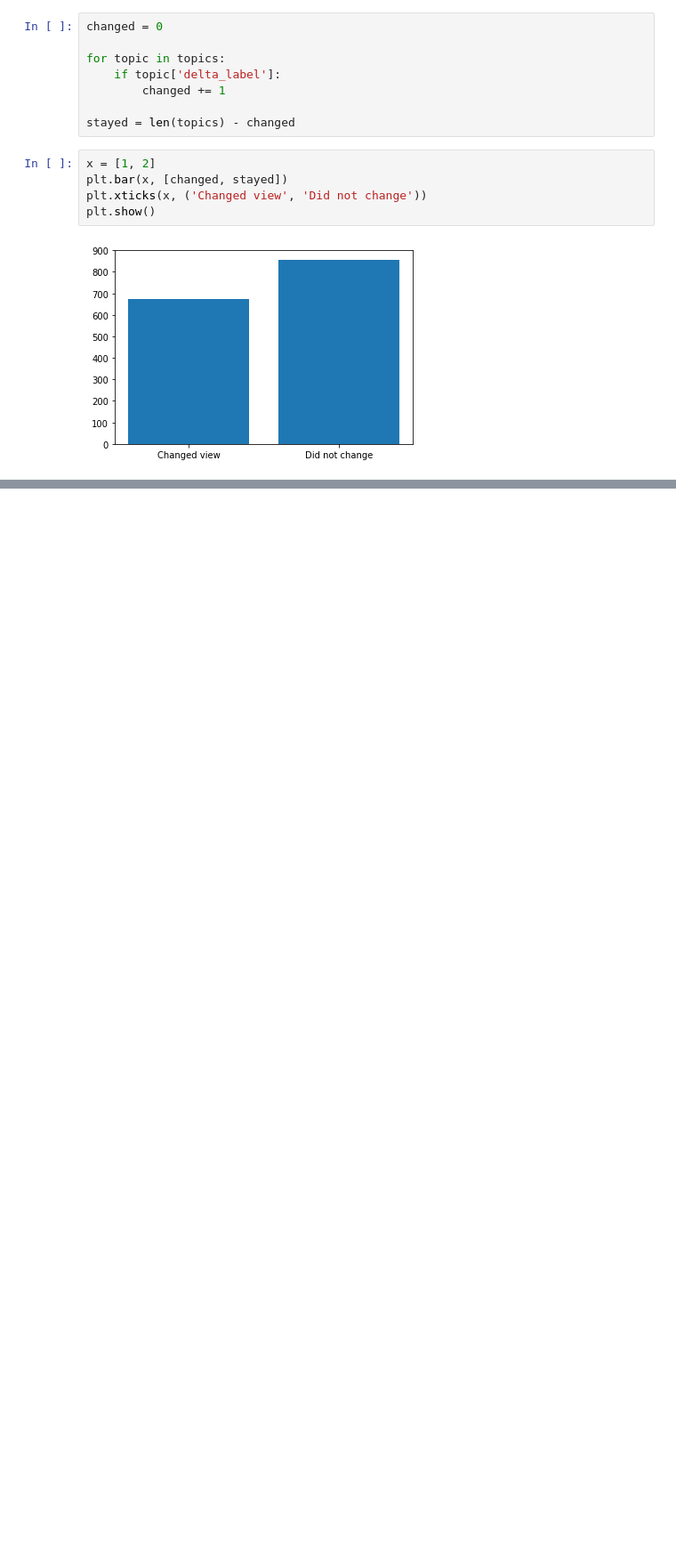
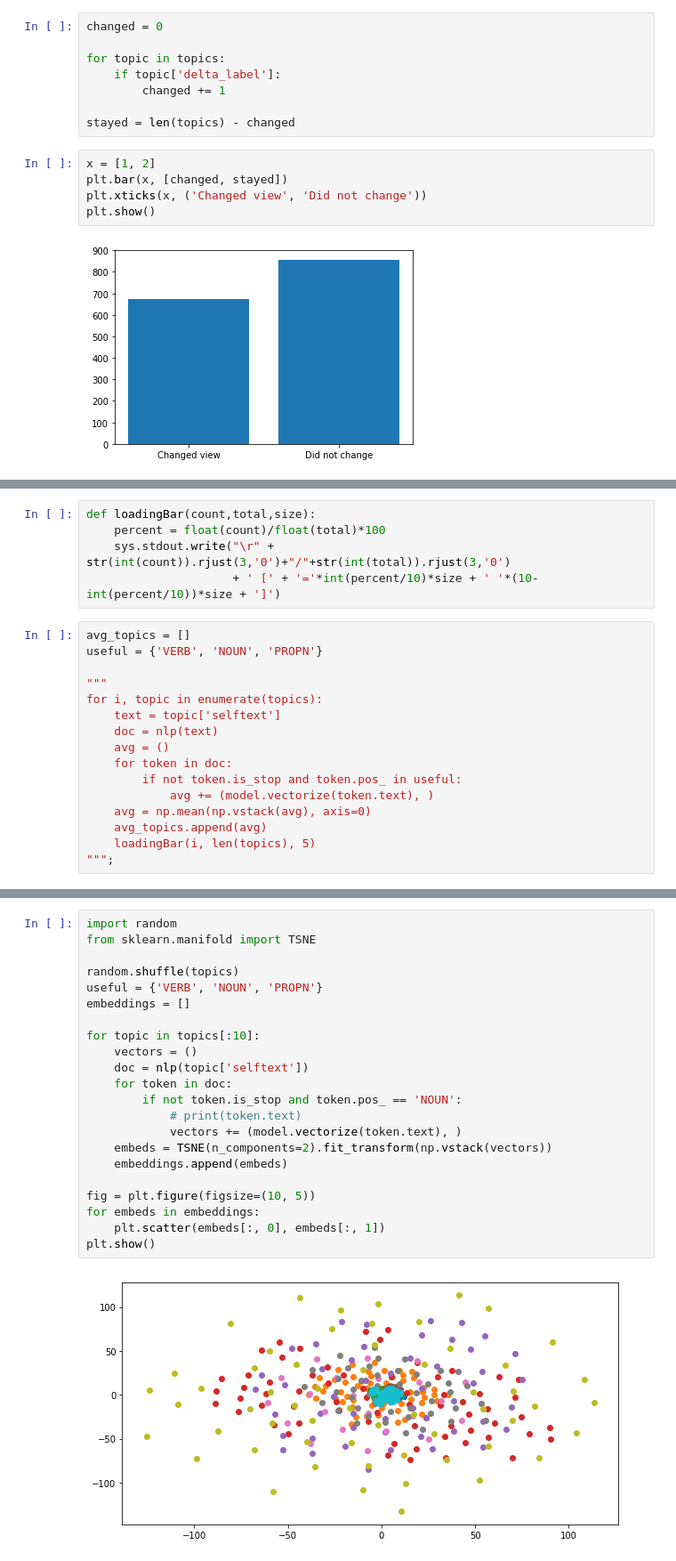
Before and after one commit to young-k/CS4300_Flask_template, a Jupyter notebook: analysis/exploration.ipynb, the cells around one changed output, grey strips where cells are left out. Shown at 89% size. Drawn from its saved outputs; the diff is of its cells as text; blank space fills up the shorter version.

```diff
--- a/analysis/exploration.ipynb
+++ b/analysis/exploration.ipynb
@@ -69,0 +78,21 @@ plt.show()
+# %%
+def loadingBar(count,total,size):
+    percent = float(count)/float(total)*100
+    sys.stdout.write("\r" + str(int(count)).rjust(3,'0')+"/"+str(int(total)).rjust(3,'0')
+                     + ' [' + '='*int(percent/10)*size + ' '*(10-int(percent/10))*size + ']')
+# %%
+avg_topics = []
+useful = {'VERB', 'NOUN', 'PROPN'}
+
+"""
+for i, topic in enumerate(topics):
+    text = topic['selftext']
+    doc = nlp(text)
+    avg = ()
+    for token in doc:
+        if not token.is_stop and token.pos_ in useful:
+            avg += (model.vectorize(token.text), )
+    avg = np.mean(np.vstack(avg), axis=0)
+    avg_topics.append(avg)
+    loadingBar(i, len(topics), 5)
+""";
@@ -69,0 +150,24 @@ plt.show()
+# %%
+import random
+from sklearn.manifold import TSNE
+
+random.shuffle(topics)
+useful = {'VERB', 'NOUN', 'PROPN'}
+embeddings = []
+
+for topic in topics[:10]:
+    vectors = ()
+    doc = nlp(topic['selftext'])
+    for token in doc:
+        if not token.is_stop and token.pos_ == 'NOUN':
+            # print(token.text)
+            vectors += (model.vectorize(token.text), )
+    embeds = TSNE(n_components=2).fit_transform(np.vstack(vectors))
+    embeddings.append(embeds)
+
+fig = plt.figure(figsize=(10, 5))
+for embeds in embeddings:
+    plt.scatter(embeds[:, 0], embeds[:, 1])
+plt.show()
+# %% [output]
+[figure, added]
```
Also changed, not shown: parts of 9 cells of this notebook.
